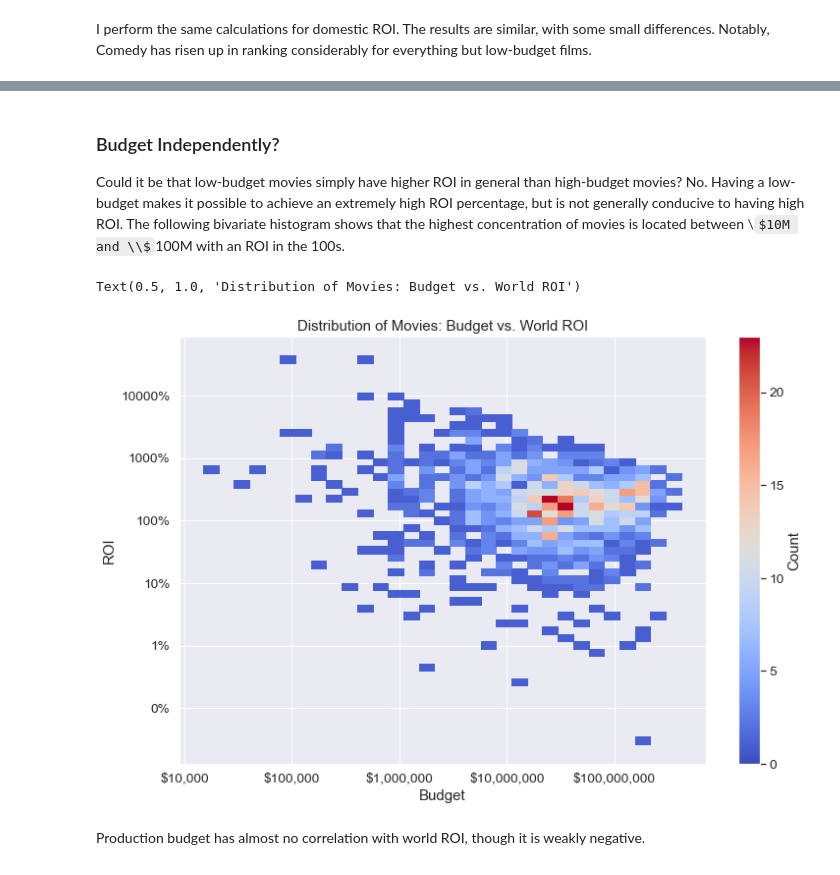
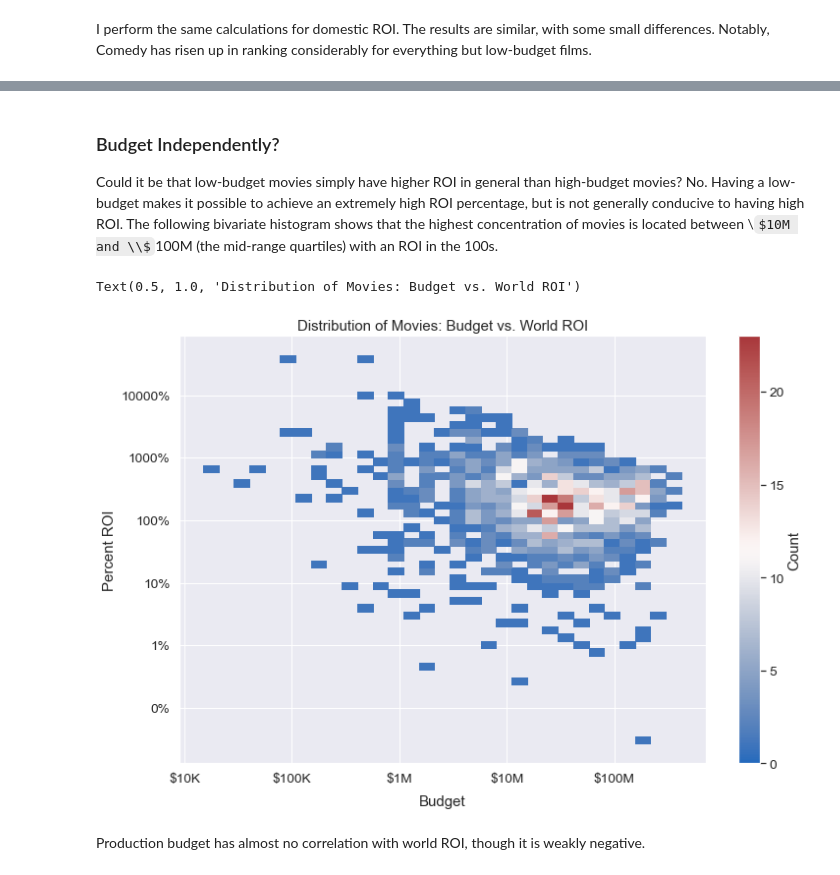
Before and after one commit to ndgigliotti/dsc-phase-1-project, a Jupyter notebook: genre_profitability.ipynb, the cells around one changed output, grey strips where cells are left out. Cells and saved outputs as stored; diff of their text form; code cells hidden in the pictures; some formulas as TeX source.

Commit message:
improve heatmaps

```diff
--- a/genre_profitability.ipynb
+++ b/genre_profitability.ipynb
@@ -44,7 +44,7 @@ import cleaning
 import plotting
 
 %matplotlib inline
-sns.set(font_scale=1.25)
+sns.set(font_scale=1.25, style='darkgrid', palette='deep')
 pd.options.display.float_format = '{:,.2f}'.format
 # %% [markdown]
 ### The Numbers
@@ -708,28 +668,28 @@ array([<AxesSubplot:title={'center':'Mid-Low Budget\n\\$10,000,000 to \\$28,000,
 # %% [markdown]
 ### Budget Independently?
-Could it be that low-budget movies simply have higher ROI in general than high-budget movies? No. Having a low-budget makes it possible to achieve an extremely high ROI percentage, but is not generally conducive to having high ROI. The following bivariate histogram shows that the highest concentration of movies is located between \\$10M and \\$100M with an ROI in the 100s.
+Could it be that low-budget movies simply have higher ROI in general than high-budget movies? No. Having a low-budget makes it possible to achieve an extremely high ROI percentage, but is not generally conducive to having high ROI. The following bivariate histogram shows that the highest concentration of movies is located between \\$10M and \\$100M (the mid-range quartiles) with an ROI in the 100s.
 # %%
 fig, ax = plt.subplots(figsize=(12, 8))
-cmap = sns.color_palette('coolwarm', as_cmap=True)
+cmap = sns.color_palette('vlag', as_cmap=True)
 pos_world_rois = tn.query('worldwide_roi > 0')
 ax = sns.histplot(data=pos_world_rois,
                   x='production_budget',
                   y='worldwide_roi',
                   ax=ax,
                   bins='auto',
                   stat='count',
                   cbar=True,
                   log_scale=True,
                   cmap=cmap,
                   cbar_kws={'label': 'Count'})
 ax.yaxis.set_major_formatter(ticker.PercentFormatter())
-ax.xaxis.set_major_formatter(ticker.StrMethodFormatter('${x:,.0f}'))
-ax.set_xlabel('Budget')
-ax.set_ylabel('ROI')
+ax.xaxis.set_major_formatter(plotting.big_money_formatter())
+ax.set_xlabel('Budget', labelpad=10)
+ax.set_ylabel('Percent ROI')
 ax.set_title('Distribution of Movies: Budget vs. World ROI')
 # %% [output]
 Text(0.5, 1.0, 'Distribution of Movies: Budget vs. World ROI')
-[figure, old version]
+[figure, new version]
 # %% [markdown]
 Production budget has almost no correlation with world ROI,
 though it is weakly negative.
```
Also changed, not shown: parts of 9 cells of this notebook, 1 other file.
